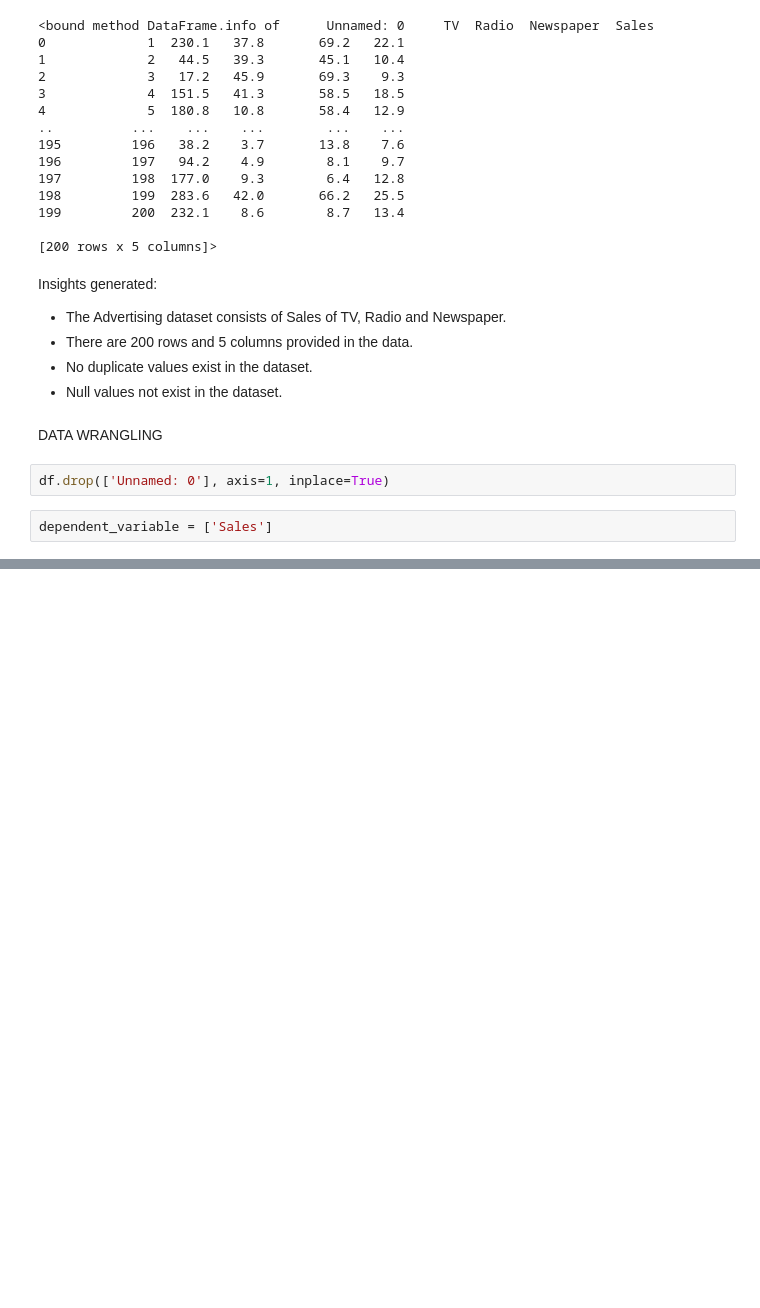
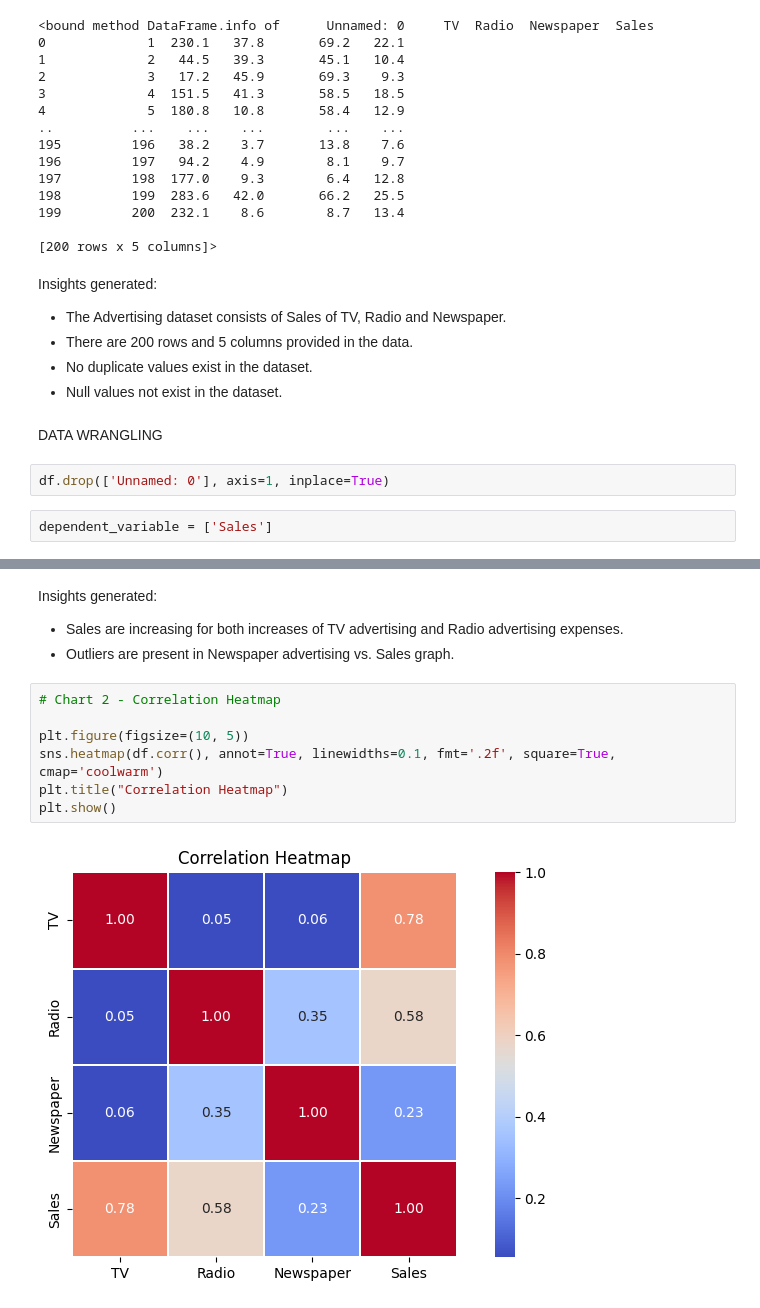
Before and after one commit to aalhadramteke/Sales-Prediction-using-Python, a Jupyter notebook: main.ipynb, the cells around one changed output, grey strips where cells are left out. Drawn from its saved outputs; the diff is of its cells as text; blank space fills up the shorter version.

```diff
--- a/main.ipynb
+++ b/main.ipynb
@@ -138,0 +167,13 @@ dependent_variable = ['Sales']
+# %% [markdown]
+Insights generated:
+* Sales are increasing for both increases of TV advertising and Radio advertising expenses.
+* Outliers are present in Newspaper advertising vs. Sales graph.
+# %%
+# Chart 2 - Correlation Heatmap
+
+plt.figure(figsize=(10, 5))
+sns.heatmap(df.corr(), annot=True, linewidths=0.1, fmt='.2f', square=True, cmap='coolwarm')
+plt.title("Correlation Heatmap")
+plt.show()
+# %% [output]
+[figure, added]
```
Also changed, not shown: parts of 4 cells of this notebook.
